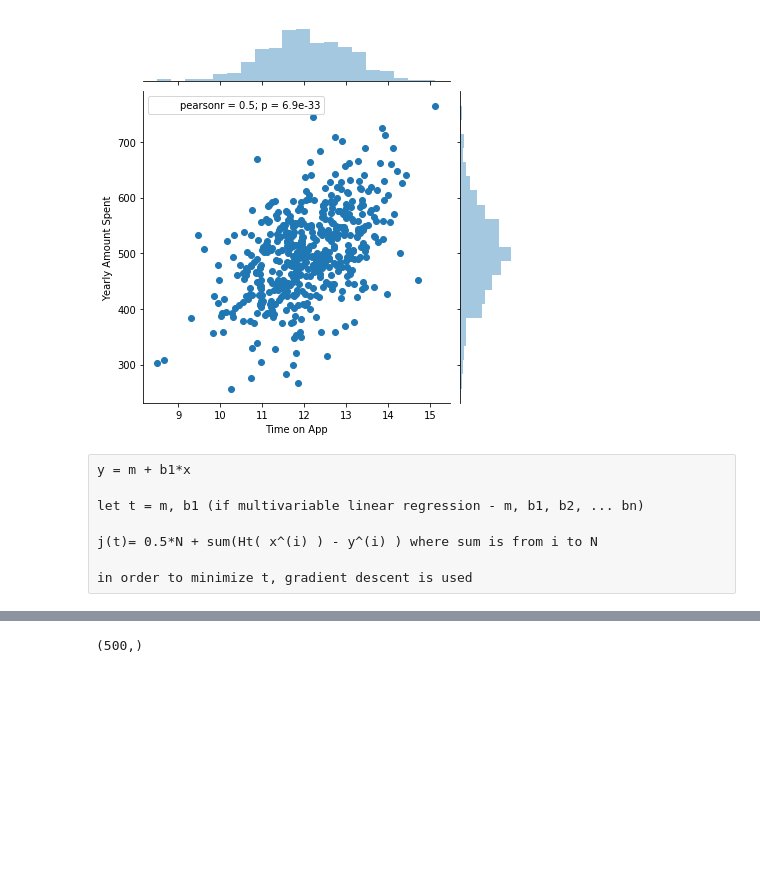
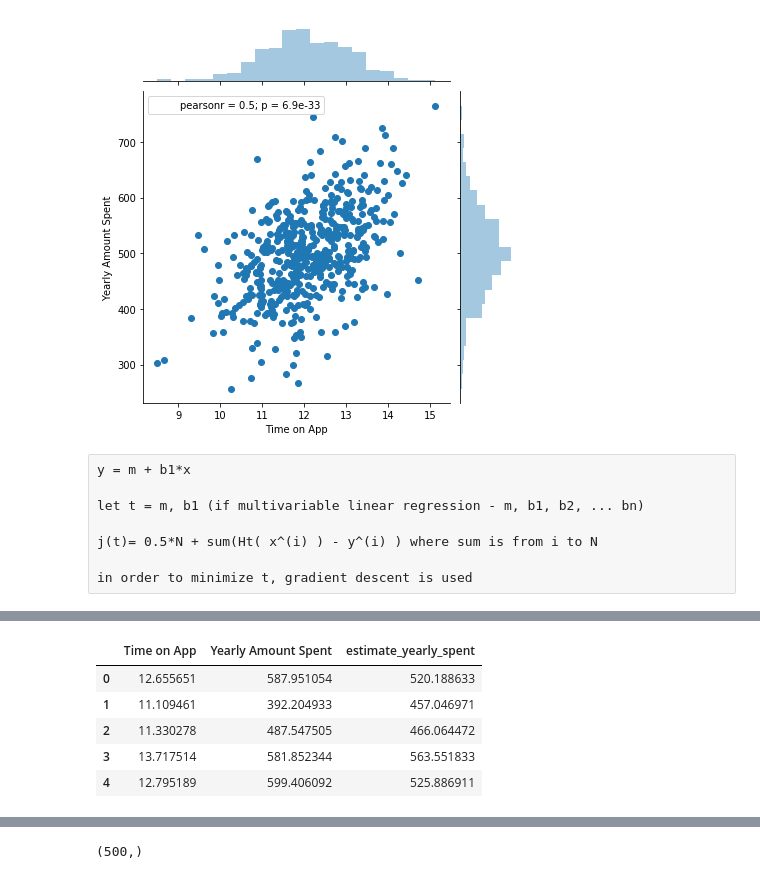
Before and after one commit to michaelzeng25/gradient-descent-on-app-and-yearly-spent, a Jupyter notebook: Gradient descent for simple linear regression.ipynb, the cells around one changed output, grey strips where cells are left out. Drawn from its saved outputs; the diff is of its cells as text; code cells hidden in the pictures; blank space fills up the shorter version.

```diff
--- a/Gradient descent for simple linear regression.ipynb
+++ b/Gradient descent for simple linear regression.ipynb
@@ -104,0 +119,9 @@ error:  127796.380854
+# %%
+df.head()
+# %% [output]
+|  | Time on App | Yearly Amount Spent | estimate_yearly_spent |
+| 0 | 12.655651 | 587.951054 | 520.188633 |
+| 1 | 11.109461 | 392.204933 | 457.046971 |
+| 2 | 11.330278 | 487.547505 | 466.064472 |
+| 3 | 13.717514 | 581.852344 | 563.551833 |
+| 4 | 12.795189 | 599.406092 | 525.886911 |
```
Also changed, not shown: parts of 8 cells of this notebook.
